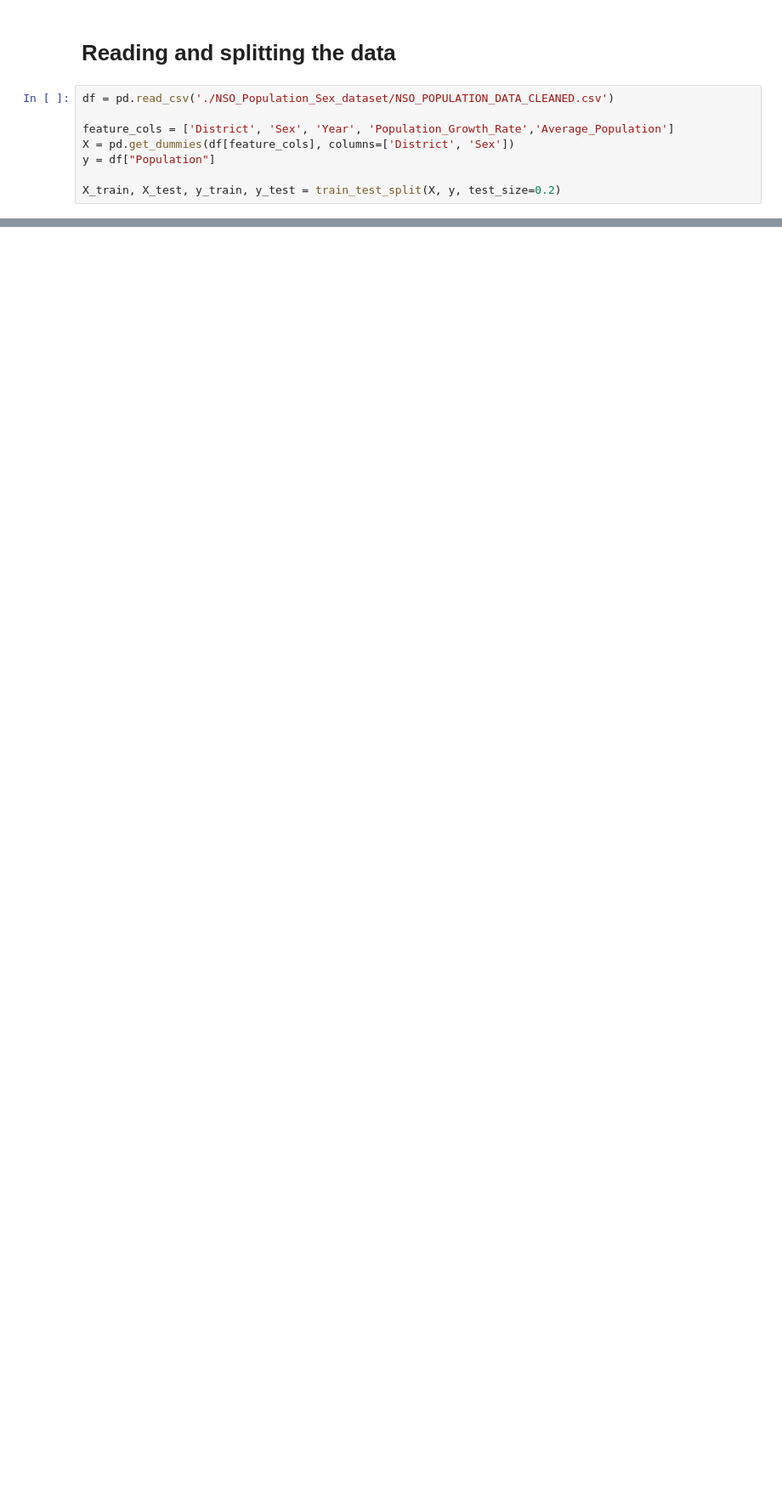
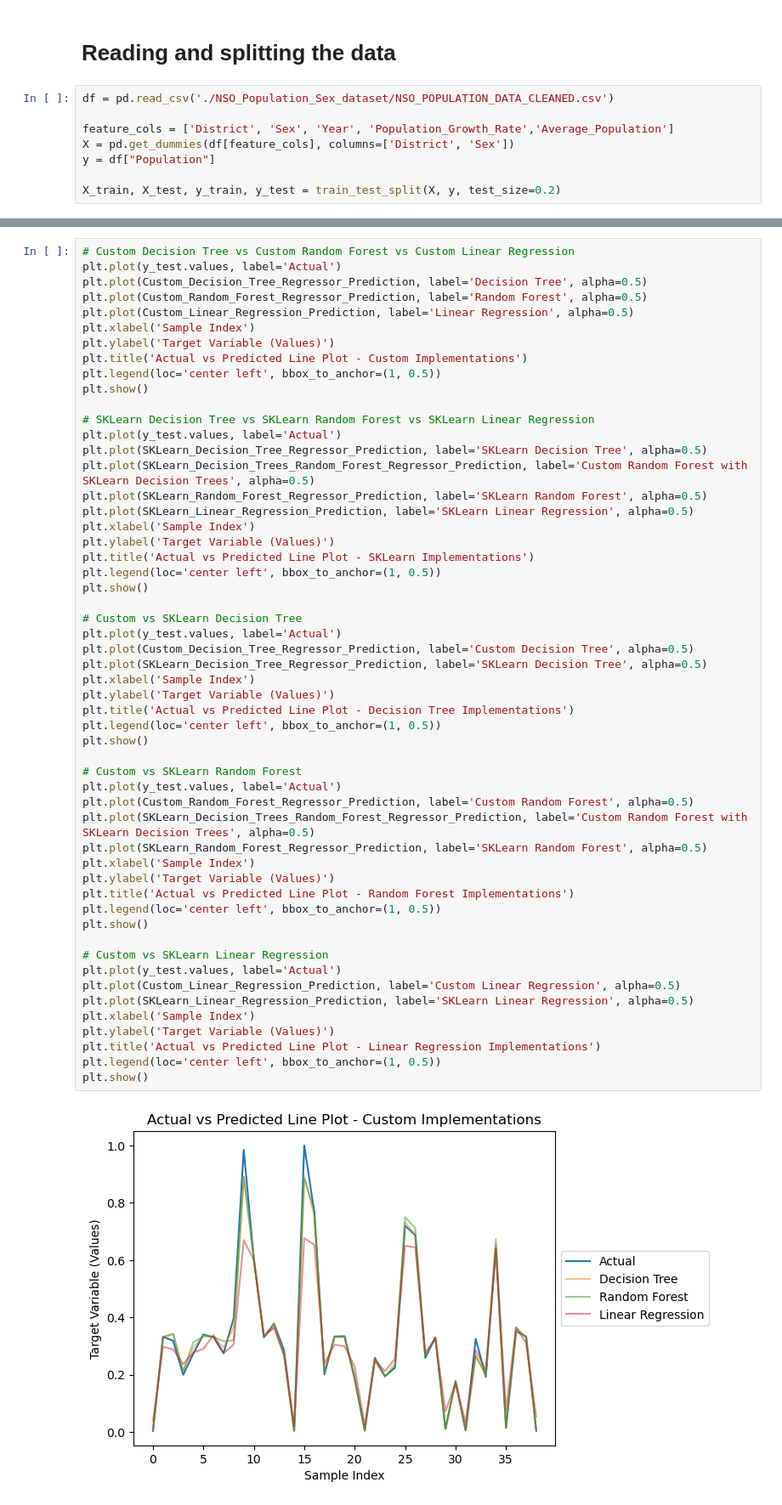
Before and after one commit to NathanPortelli/ICS5110-Applied-ML, a Jupyter notebook: main.ipynb, the cells around one changed output, grey strips where cells are left out. Shown at 85% size. Drawn from its saved outputs; the diff is of its cells as text; blank space fills up the shorter version.

```diff
--- a/main.ipynb
+++ b/main.ipynb
@@ -264,0 +159,56 @@ print(tabulate(results_table_data, headers='keys', tablefmt='fancy_grid'))
+# %%
+# Custom Decision Tree vs Custom Random Forest vs Custom Linear Regression
+plt.plot(y_test.values, label='Actual')
+plt.plot(Custom_Decision_Tree_Regressor_Prediction, label='Decision Tree', alpha=0.5)
+plt.plot(Custom_Random_Forest_Regressor_Prediction, label='Random Forest', alpha=0.5)
+plt.plot(Custom_Linear_Regression_Prediction, label='Linear Regression', alpha=0.5)
+plt.xlabel('Sample Index')
+plt.ylabel('Target Variable (Values)')
+plt.title('Actual vs Predicted Line Plot - Custom Implementations')
+plt.legend(loc='center left', bbox_to_anchor=(1, 0.5))
+plt.show()
+
+# SKLearn Decision Tree vs SKLearn Random Forest vs SKLearn Linear Regression
+plt.plot(y_test.values, label='Actual')
+plt.plot(SKLearn_Decision_Tree_Regressor_Prediction, label='SKLearn Decision Tree', alpha=0.5)
+plt.plot(SKLearn_Decision_Trees_Random_Forest_Regressor_Prediction, label='Custom Random Forest with SKLearn Decision Trees', alpha=0.5)
+plt.plot(SKLearn_Random_Forest_Regressor_Prediction, label='SKLearn Random Forest', alpha=0.5)
+plt.plot(SKLearn_Linear_Regression_Prediction, label='SKLearn Linear Regression', alpha=0.5)
+plt.xlabel('Sample Index')
+plt.ylabel('Target Variable (Values)')
+plt.title('Actual vs Predicted Line Plot - SKLearn Implementations')
+plt.legend(loc='center left', bbox_to_anchor=(1, 0.5))
+plt.show()
+
+# Custom vs SKLearn Decision Tree
+plt.plot(y_test.values, label='Actual')
+plt.plot(Custom_Decision_Tree_Regressor_Prediction, label='Custom Decision Tree', alpha=0.5)
+plt.plot(SKLearn_Decision_Tree_Regressor_Prediction, label='SKLearn Decision Tree', alpha=0.5)
+plt.xlabel('Sample Index')
+plt.ylabel('Target Variable (Values)')
+plt.title('Actual vs Predicted Line Plot - Decision Tree Implementations')
+plt.legend(loc='center left', bbox_to_anchor=(1, 0.5))
+plt.show()
+
+# Custom vs SKLearn Random Forest
+plt.plot(y_test.values, label='Actual')
+plt.plot(Custom_Random_Forest_Regressor_Prediction, label='Custom Random Forest', alpha=0.5)
+plt.plot(SKLearn_Decision_Trees_Random_Forest_Regressor_Prediction, label='Custom Random Forest with SKLearn Decision Trees', alpha=0.5)
+plt.plot(SKLearn_Random_Forest_Regressor_Prediction, label='SKLearn Random Forest', alpha=0.5)
+plt.xlabel('Sample Index')
+plt.ylabel('Target Variable (Values)')
+plt.title('Actual vs Predicted Line Plot - Random Forest Implementations')
+plt.legend(loc='center left', bbox_to_anchor=(1, 0.5))
+plt.show()
+
+# Custom vs SKLearn Linear Regression
+plt.plot(y_test.values, label='Actual')
+plt.plot(Custom_Linear_Regression_Prediction, label='Custom Linear Regression', alpha=0.5)
+plt.plot(SKLearn_Linear_Regression_Prediction, label='SKLearn Linear Regression', alpha=0.5)
+plt.xlabel('Sample Index')
+plt.ylabel('Target Variable (Values)')
+plt.title('Actual vs Predicted Line Plot - Linear Regression Implementations')
+plt.legend(loc='center left', bbox_to_anchor=(1, 0.5))
+plt.show()
+# %% [output]
+[figure, added]
```
Also changed, not shown: parts of 38 cells of this notebook.
